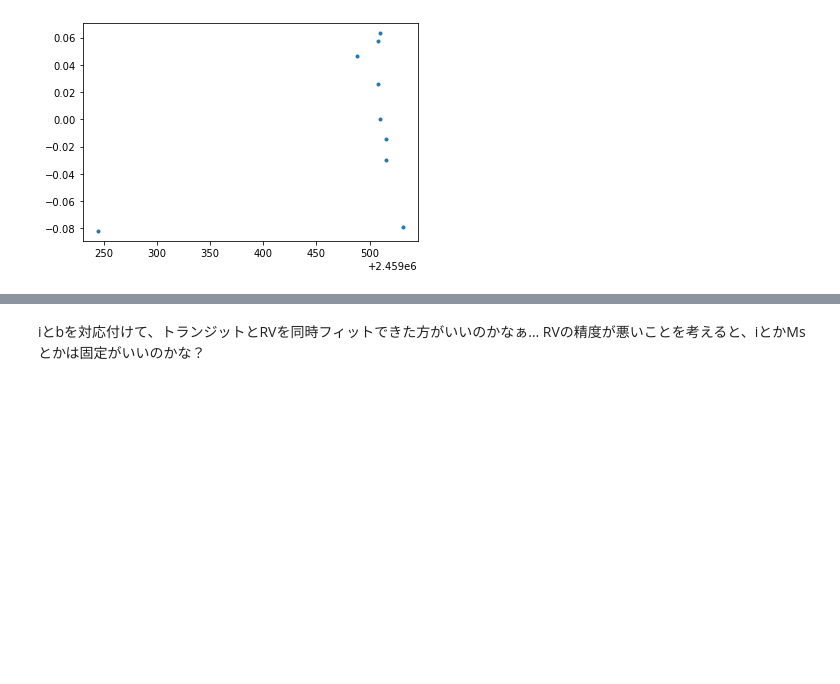
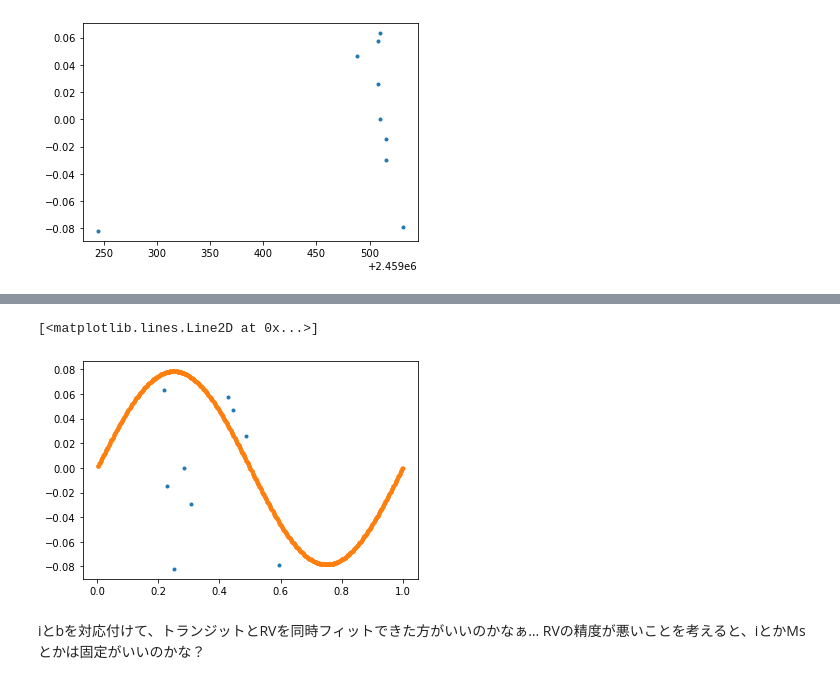
Before and after one commit to jpdeleon/toi1696, a Jupyter notebook: notebooks/RV analysis-2.ipynb, the cells around one changed output, grey strips where cells are left out. Cells and saved outputs as stored; diff of their text form; code cells hidden in the pictures; blank space fills up the shorter version.

```diff
--- a/notebooks/RV analysis-2.ipynb
+++ b/notebooks/RV analysis-2.ipynb
@@ -68,3 +68,17 @@ pl.plot(time, RV_model)
+# %%
+# 横軸phaseでやる
+
+def phase(OBS_JD, T0, P):
+    n = np.floor((OBS_JD-T0)/P)
+    tr_before = T0 + n * P             #the JD of the last transit (phase=0) before the observation
+    ph = (OBS_JD - tr_before)/P
+    return ph
+# %%
+pl.plot(phase(df['bjd'], T0, P), df['rv'], '.')
+pl.plot(phase(time, T0, P), RV_model, '.')
+# %% [output]
+[<matplotlib.lines.Line2D at 0x...>]
+[figure, added]
 # %% [markdown]
 iとbを対応付けて、トランジットとRVを同時フィットできた方がいいのかなぁ…
 RVの精度が悪いことを考えると、iとかMsとかは固定がいいのかな？
```
Also changed, not shown: parts of 13 cells of this notebook, 2 other files.
